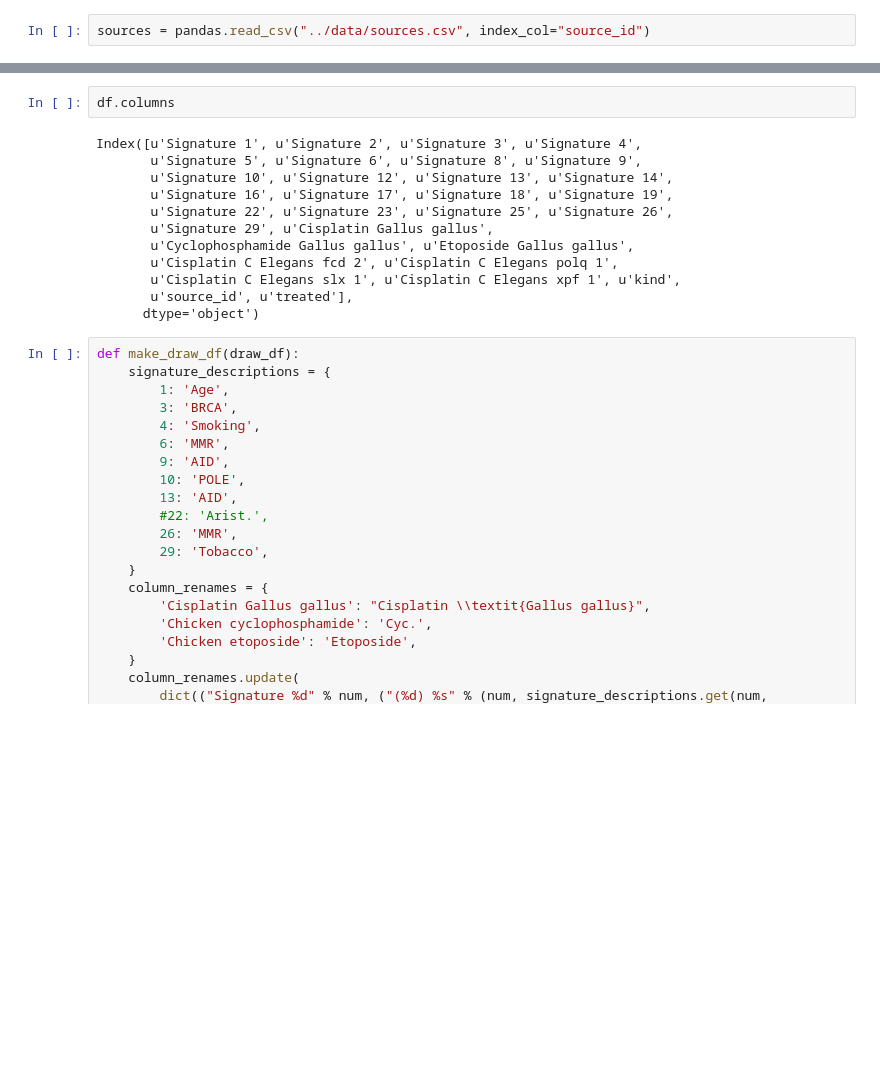
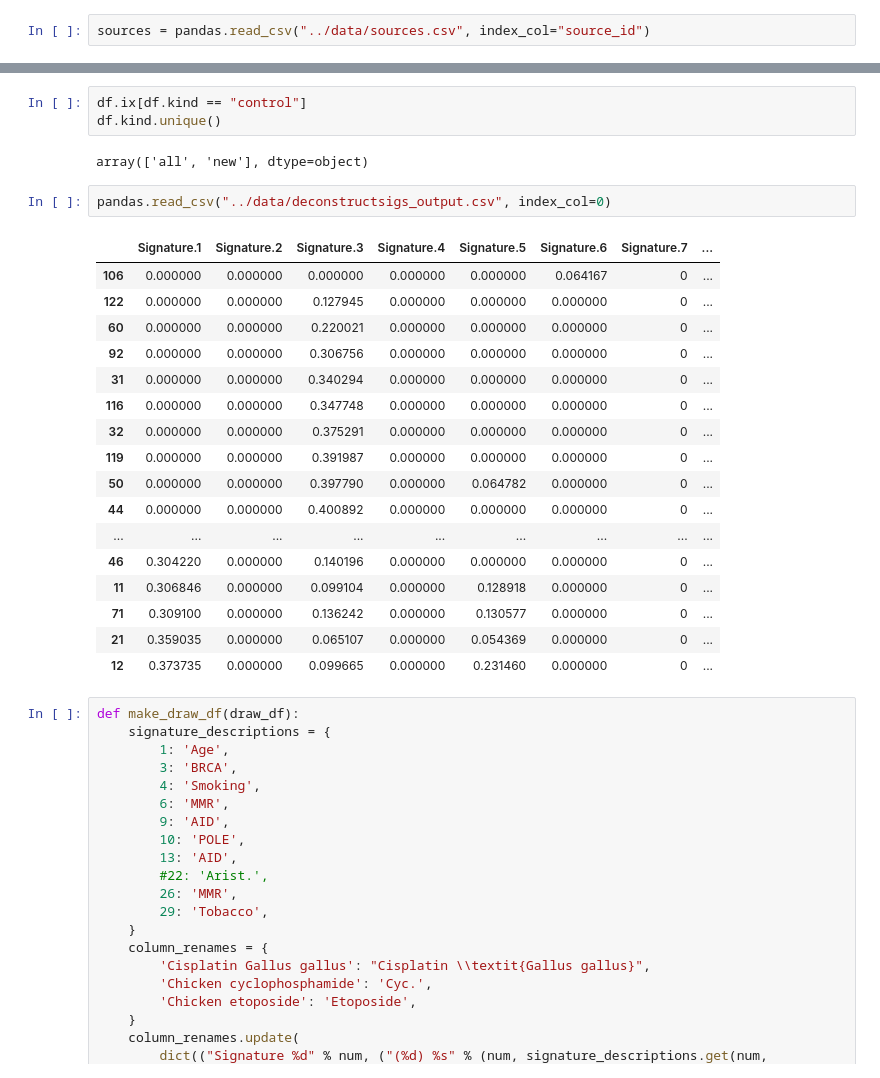
Before and after one commit to hammerlab/paper-aocs-chemo-neoantigens, a Jupyter notebook: notebooks/deconstructSigs results.ipynb, the cells around one changed output, grey strips where cells are left out. Drawn from its saved outputs; the diff is of its cells as text; blank space fills up the shorter version.

```diff
--- a/notebooks/deconstructSigs results.ipynb
+++ b/notebooks/deconstructSigs results.ipynb
@@ -82,20 +82,31 @@ df
 | AOCS-133-1/SP101835 | all | 0.309100 | 0.000000 | 0.136242 | 0.000000 | 0.130577 | 0.000000 | 0.293002 | ... |
 | AOCS-077-1/SP101572 | all | 0.359035 | 0.000000 | 0.065107 | 0.000000 | 0.054369 | 0.000000 | 0.204887 | ... |
 | AOCS-060-1/SP101540 | all | 0.373735 | 0.000000 | 0.099665 | 0.000000 | 0.231460 | 0.000000 | 0.087443 | ... |
-# %%
-df.columns
-# %% [output]
-Index([u'Signature 1', u'Signature 2', u'Signature 3', u'Signature 4',
-       u'Signature 5', u'Signature 6', u'Signature 8', u'Signature 9',
-       u'Signature 10', u'Signature 12', u'Signature 13', u'Signature 14',
-       u'Signature 16', u'Signature 17', u'Signature 18', u'Signature 19',
-       u'Signature 22', u'Signature 23', u'Signature 25', u'Signature 26',
-       u'Signature 29', u'Cisplatin Gallus gallus',
-       u'Cyclophosphamide Gallus gallus', u'Etoposide Gallus gallus',
-       u'Cisplatin C Elegans fcd 2', u'Cisplatin C Elegans polq 1',
-       u'Cisplatin C Elegans slx 1', u'Cisplatin C Elegans xpf 1', u'kind',
-       u'source_id', u'treated'],
-      dtype='object')
+# %%
+df.ix[df.kind == "control"]
+df.kind.unique()
+# %% [output]
+array(['all', 'new'], dtype=object)
+# %%
+pandas.read_csv("../data/deconstructsigs_output.csv", index_col=0)
+# %% [output]
+|  | Signature.1 | Signature.2 | Signature.3 | Signature.4 | Signature.5 | Signature.6 | Signature.7 | ... |
+| 106 | 0.000000 | 0.000000 | 0.000000 | 0.000000 | 0.000000 | 0.064167 | 0 | ... |
+| 122 | 0.000000 | 0.000000 | 0.127945 | 0.000000 | 0.000000 | 0.000000 | 0 | ... |
+| 60 | 0.000000 | 0.000000 | 0.220021 | 0.000000 | 0.000000 | 0.000000 | 0 | ... |
+| 92 | 0.000000 | 0.000000 | 0.306756 | 0.000000 | 0.000000 | 0.000000 | 0 | ... |
+| 31 | 0.000000 | 0.000000 | 0.340294 | 0.000000 | 0.000000 | 0.000000 | 0 | ... |
+| 116 | 0.000000 | 0.000000 | 0.347748 | 0.000000 | 0.000000 | 0.000000 | 0 | ... |
+| 32 | 0.000000 | 0.000000 | 0.375291 | 0.000000 | 0.000000 | 0.000000 | 0 | ... |
+| 119 | 0.000000 | 0.000000 | 0.391987 | 0.000000 | 0.000000 | 0.000000 | 0 | ... |
+| 50 | 0.000000 | 0.000000 | 0.397790 | 0.000000 | 0.064782 | 0.000000 | 0 | ... |
+| 44 | 0.000000 | 0.000000 | 0.400892 | 0.000000 | 0.000000 | 0.000000 | 0 | ... |
+| ... | ... | ... | ... | ... | ... | ... | ... | ... |
+| 46 | 0.304220 | 0.000000 | 0.140196 | 0.000000 | 0.000000 | 0.000000 | 0 | ... |
+| 11 | 0.306846 | 0.000000 | 0.099104 | 0.000000 | 0.128918 | 0.000000 | 0 | ... |
+| 71 | 0.309100 | 0.000000 | 0.136242 | 0.000000 | 0.130577 | 0.000000 | 0 | ... |
+| 21 | 0.359035 | 0.000000 | 0.065107 | 0.000000 | 0.054369 | 0.000000 | 0 | ... |
+| 12 | 0.373735 | 0.000000 | 0.099665 | 0.000000 | 0.231460 | 0.000000 | 0 | ... |
 # %%
 def make_draw_df(draw_df):
     signature_descriptions = {
```
Also changed, not shown: parts of 9 cells of this notebook, 3 other files.
